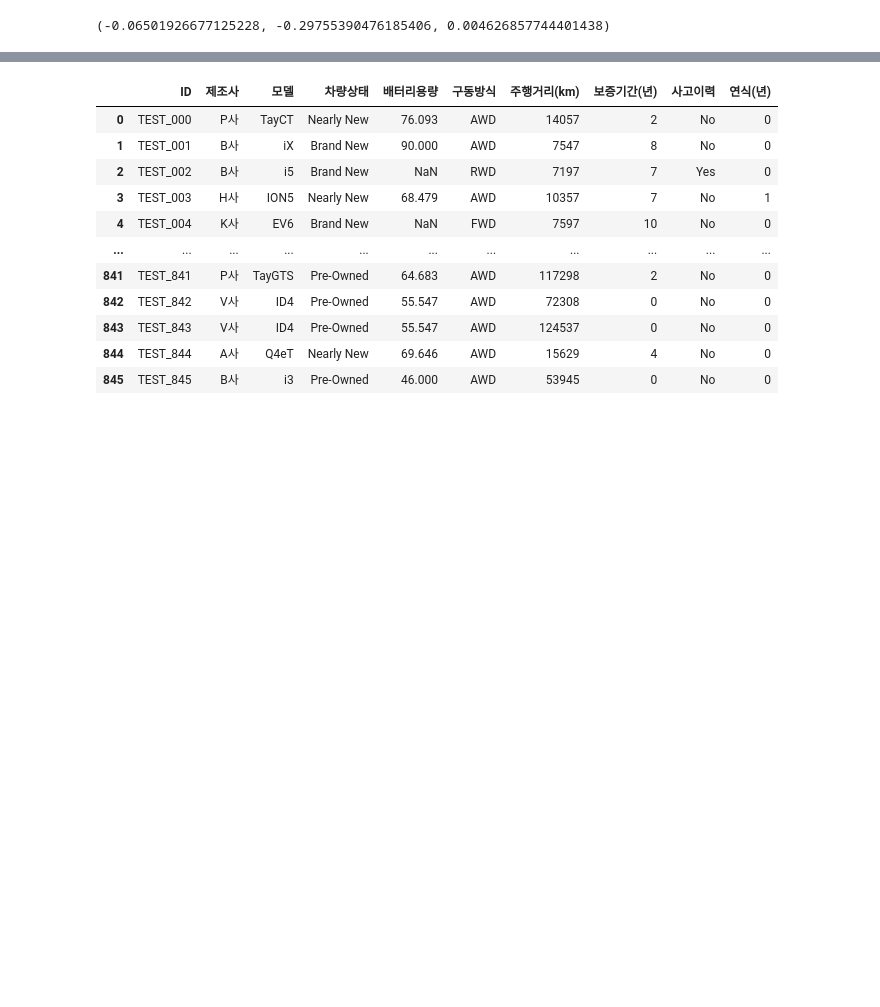
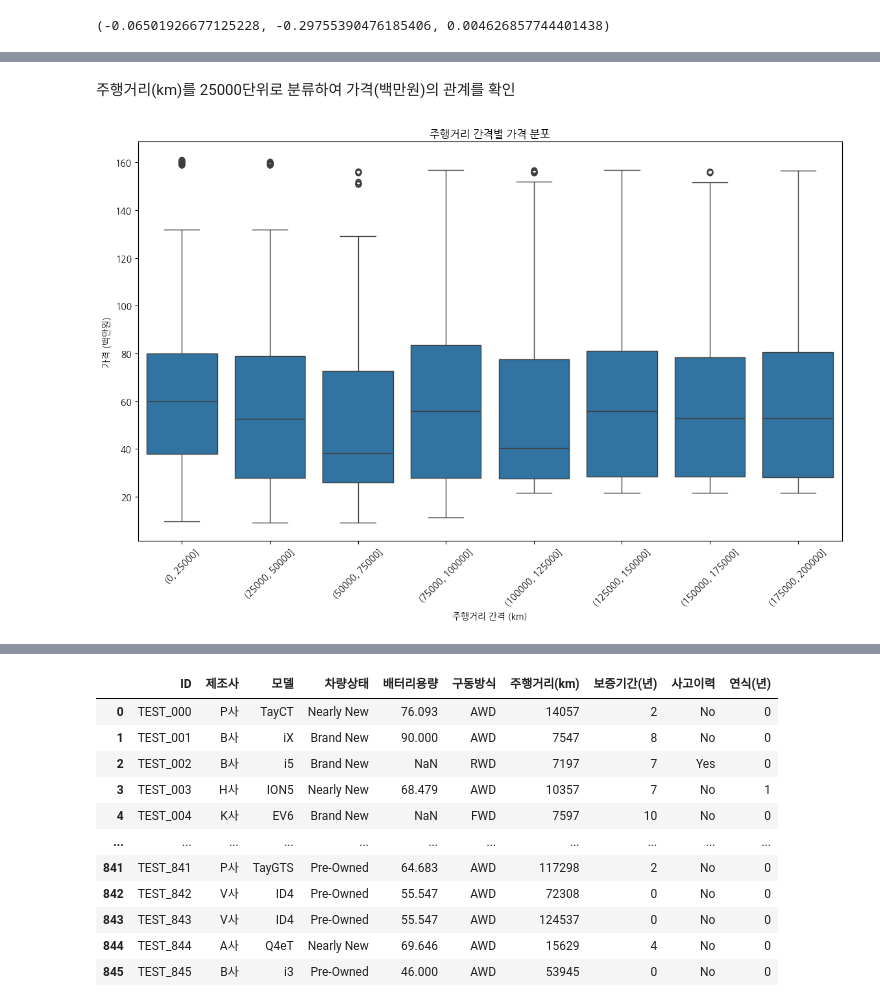
Before and after one commit to friendship-jung/CodingTest_Practice, a Jupyter notebook: 전기차_가격_예측_해커톤.ipynb, the cells around one changed output, grey strips where cells are left out. Saved outputs shown, nothing was run; the diff lists cells and outputs as text; code cells hidden in the pictures; blank space fills up the shorter version.

```diff
--- a/전기차_가격_예측_해커톤.ipynb
+++ b/전기차_가격_예측_해커톤.ipynb
@@ -157,0 +181,16 @@ correlation_vehicle_condition, correlation_drive_type, correlation_accident_hist
+# %% [markdown]
+주행거리(km)를 25000단위로 분류하여 가격(백만원)의 관계를 확인
+# %%
+# 주행거리를 25,000km 간격으로 나누기
+train['주행거리_bin'] = pd.cut(train['주행거리(km)'], bins=range(0, int(train['주행거리(km)'].max()) + 25000, 25000))
+
+# 주행거리 간격별 가격 분포를 boxplot으로 시각화
+plt.figure(figsize=(14, 8))
+sns.boxplot(x='주행거리_bin', y='가격(백만원)', data=train)
+plt.title('주행거리 간격별 가격 분포')
+plt.xlabel('주행거리 간격 (km)')
+plt.ylabel('가격 (백만원)')
+plt.xticks(rotation=45)  # x축 라벨 회전
+plt.show()
+# %% [output]
+[figure, added]
```
Also changed, not shown: parts of 13 cells of this notebook.
